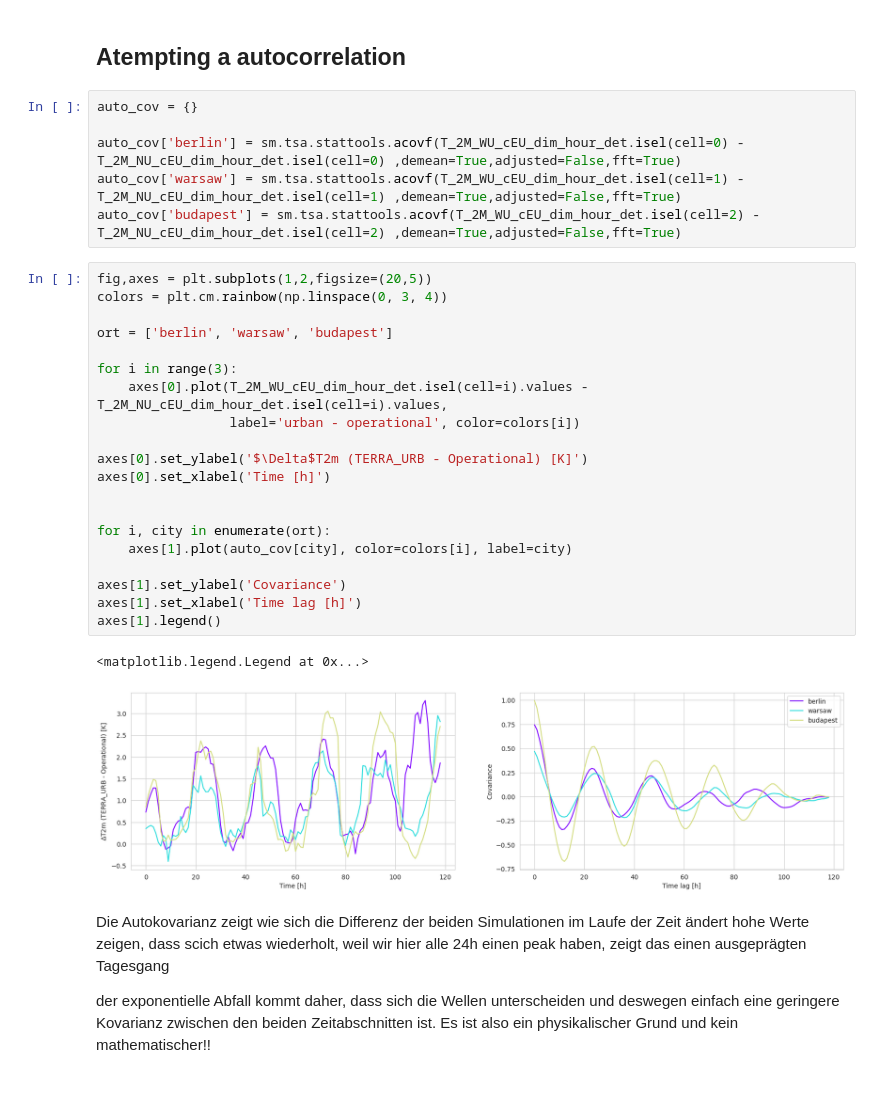
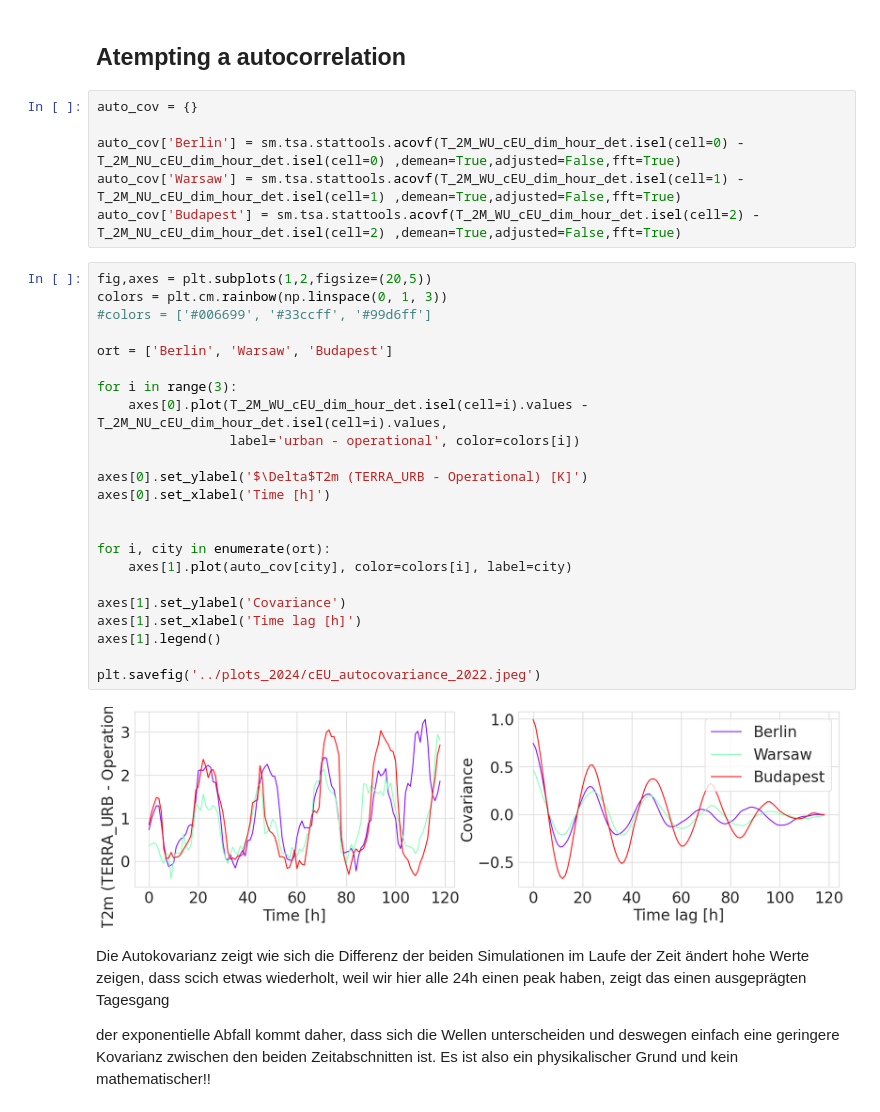
Before and after one commit to maymeret/master_thesis, a Jupyter notebook: 2022_cEU_lineplots_ensemble.ipynb, the cells around one changed output. Cells and saved outputs as stored; diff of their text form.

```diff
--- a/2022_cEU_lineplots_ensemble.ipynb
+++ b/2022_cEU_lineplots_ensemble.ipynb
@@ -406,32 +406,34 @@ plt.show()
 # %%
 auto_cov = {}
 
-auto_cov['berlin'] = sm.tsa.stattools.acovf(T_2M_WU_cEU_dim_hour_det.isel(cell=0) - T_2M_NU_cEU_dim_hour_det.isel(cell=0) ,demean=True,adjusted=False,fft=True)
-auto_cov['warsaw'] = sm.tsa.stattools.acovf(T_2M_WU_cEU_dim_hour_det.isel(cell=1) - T_2M_NU_cEU_dim_hour_det.isel(cell=1) ,demean=True,adjusted=False,fft=True)
-auto_cov['budapest'] = sm.tsa.stattools.acovf(T_2M_WU_cEU_dim_hour_det.isel(cell=2) - T_2M_NU_cEU_dim_hour_det.isel(cell=2) ,demean=True,adjusted=False,fft=True)
+auto_cov['Berlin'] = sm.tsa.stattools.acovf(T_2M_WU_cEU_dim_hour_det.isel(cell=0) - T_2M_NU_cEU_dim_hour_det.isel(cell=0) ,demean=True,adjusted=False,fft=True)
+auto_cov['Warsaw'] = sm.tsa.stattools.acovf(T_2M_WU_cEU_dim_hour_det.isel(cell=1) - T_2M_NU_cEU_dim_hour_det.isel(cell=1) ,demean=True,adjusted=False,fft=True)
+auto_cov['Budapest'] = sm.tsa.stattools.acovf(T_2M_WU_cEU_dim_hour_det.isel(cell=2) - T_2M_NU_cEU_dim_hour_det.isel(cell=2) ,demean=True,adjusted=False,fft=True)
 # %%
 fig,axes = plt.subplots(1,2,figsize=(20,5))
-colors = plt.cm.rainbow(np.linspace(0, 3, 4))
+colors = plt.cm.rainbow(np.linspace(0, 1, 3))
+#colors = ['#006699', '#33ccff', '#99d6ff']
 
-ort = ['berlin', 'warsaw', 'budapest']
+ort = ['Berlin', 'Warsaw', 'Budapest']
 
 for i in range(3):
     axes[0].plot(T_2M_WU_cEU_dim_hour_det.isel(cell=i).values - T_2M_NU_cEU_dim_hour_det.isel(cell=i).values,
                  label='urban - operational', color=colors[i])
 
 axes[0].set_ylabel('$\Delta$T2m (TERRA_URB - Operational) [K]')
 axes[0].set_xlabel('Time [h]')
 
 
 for i, city in enumerate(ort):
     axes[1].plot(auto_cov[city], color=colors[i], label=city)
 
 axes[1].set_ylabel('Covariance')
 axes[1].set_xlabel('Time lag [h]')
 axes[1].legend()
+
+plt.savefig('../plots_2024/cEU_autocovariance_2022.jpeg')
 # %% [output]
-<matplotlib.legend.Legend at 0x...>
-[figure, old version]
+[figure, new version]
 # %% [markdown]
 Die Autokovarianz zeigt wie sich die Differenz der beiden Simulationen im Laufe der Zeit ändert
 hohe Werte zeigen, dass scich etwas wiederholt, weil wir hier alle 24h einen peak haben, zeigt das einen ausgeprägten Tagesgang
```
Also changed, not shown: parts of 1 cell of this notebook, 3 other files.
